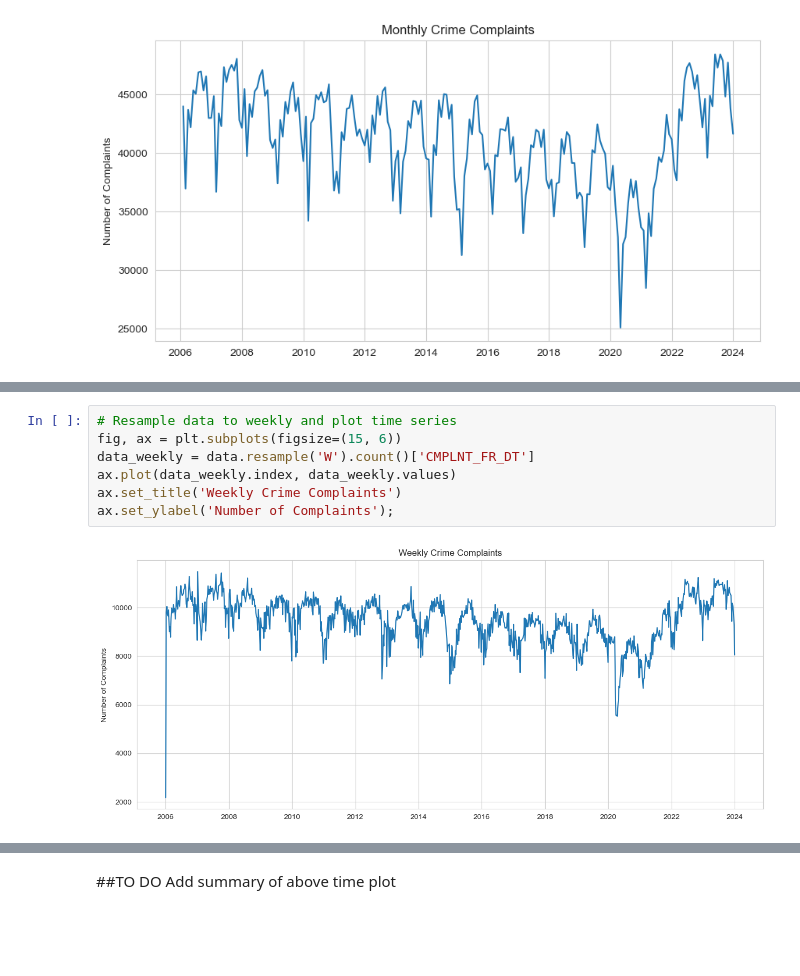
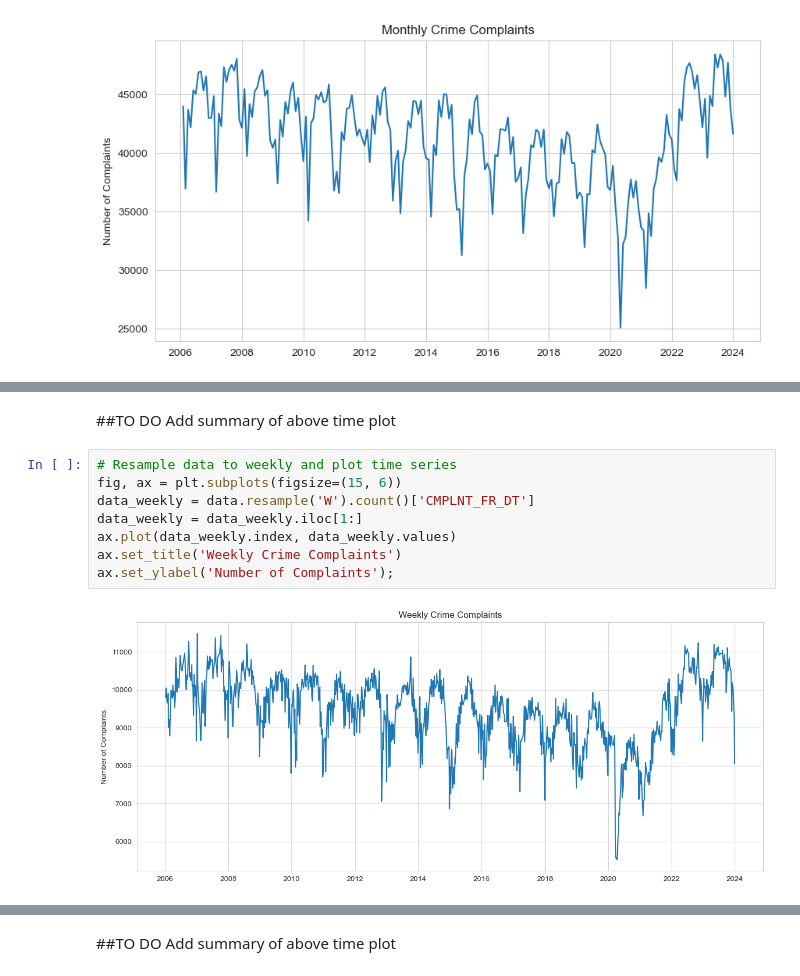
Before and after one commit to scarlettvalentin/nypd_crime, a Jupyter notebook: notebook.ipynb, the cells around one changed output, grey strips where cells are left out. Drawn from its saved outputs; the diff is of its cells as text; blank space fills up the shorter version.

```diff
--- a/notebook.ipynb
+++ b/notebook.ipynb
@@ -303,9 +288,13 @@ ax.set_ylabel('Number of Complaints');
+# %% [markdown]
+##TO DO
+Add summary of above time plot
 # %%
 # Resample data to weekly and plot time series
 fig, ax = plt.subplots(figsize=(15, 6))
 data_weekly = data.resample('W').count()['CMPLNT_FR_DT']
+data_weekly = data_weekly.iloc[1:]
 ax.plot(data_weekly.index, data_weekly.values)
 ax.set_title('Weekly Crime Complaints')
 ax.set_ylabel('Number of Complaints');
 # %% [output]
-[figure, old version]
+[figure, new version]
```
Also changed, not shown: parts of 110 cells of this notebook.
